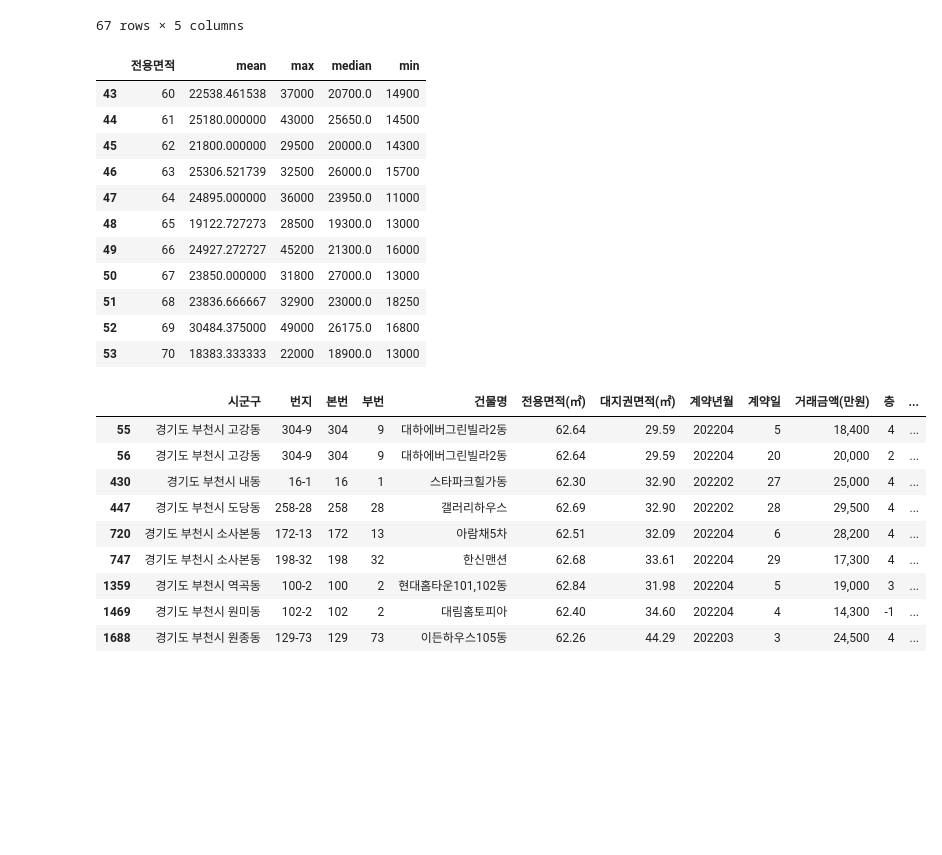
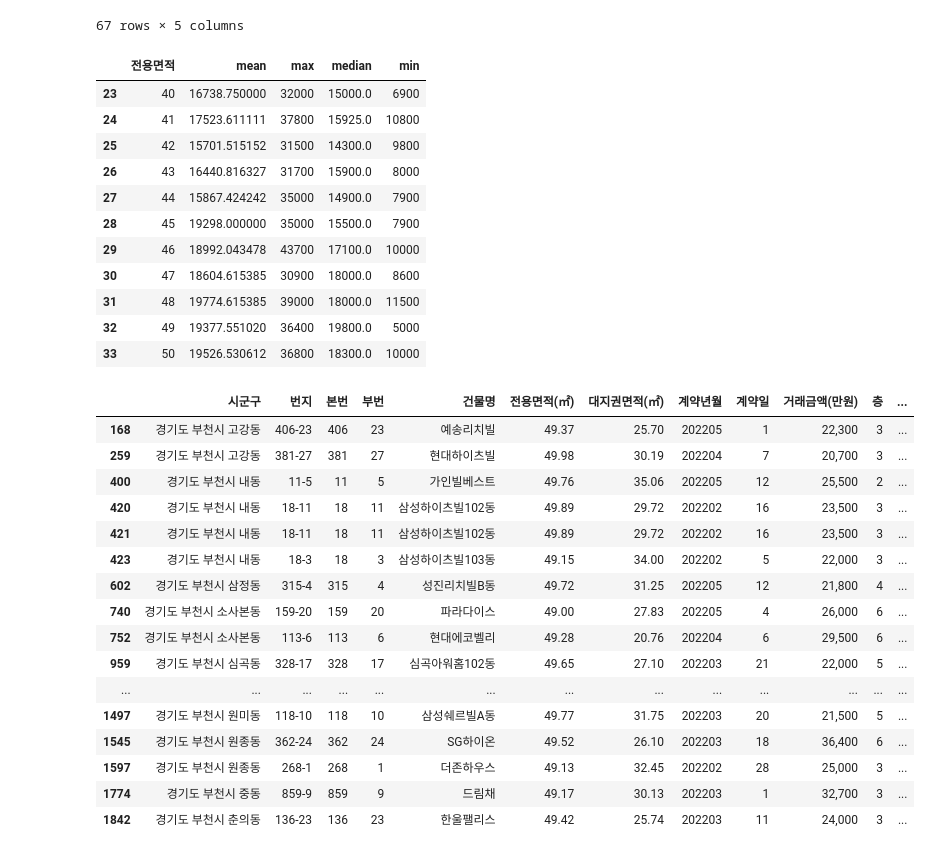
Before and after one commit to yojulab/learn_datasets, a Jupyter notebook: codes/주택실거래가.ipynb, the cells around one changed output. Saved outputs shown, nothing was run; the diff lists cells and outputs as text; code cells hidden in the pictures; blank space fills up the shorter version.

```diff
--- a/codes/주택실거래가.ipynb
+++ b/codes/주택실거래가.ipynb
@@ -72,30 +72,37 @@ df_concat
 | 66 | 88 | 19300.000000 | 21000 | 19300.0 | 17600 |
 67 rows × 5 columns
 # %%
-df_concat[(df_concat['전용면적'] >= 60) & (df_concat['전용면적'] <= 70)]
+df_concat[(df_concat['전용면적'] >= 40) & (df_concat['전용면적'] <= 50)]
 # %% [output]
 |  | 전용면적 | mean | max | median | min |
-| 43 | 60 | 22538.461538 | 37000 | 20700.0 | 14900 |
-| 44 | 61 | 25180.000000 | 43000 | 25650.0 | 14500 |
-| 45 | 62 | 21800.000000 | 29500 | 20000.0 | 14300 |
-| 46 | 63 | 25306.521739 | 32500 | 26000.0 | 15700 |
-| 47 | 64 | 24895.000000 | 36000 | 23950.0 | 11000 |
-| 48 | 65 | 19122.727273 | 28500 | 19300.0 | 13000 |
-| 49 | 66 | 24927.272727 | 45200 | 21300.0 | 16000 |
-| 50 | 67 | 23850.000000 | 31800 | 27000.0 | 13000 |
-| 51 | 68 | 23836.666667 | 32900 | 23000.0 | 18250 |
-| 52 | 69 | 30484.375000 | 49000 | 26175.0 | 16800 |
-| 53 | 70 | 18383.333333 | 22000 | 18900.0 | 13000 |
+| 23 | 40 | 16738.750000 | 32000 | 15000.0 | 6900 |
+| 24 | 41 | 17523.611111 | 37800 | 15925.0 | 10800 |
+| 25 | 42 | 15701.515152 | 31500 | 14300.0 | 9800 |
+| 26 | 43 | 16440.816327 | 31700 | 15900.0 | 8000 |
+| 27 | 44 | 15867.424242 | 35000 | 14900.0 | 7900 |
+| 28 | 45 | 19298.000000 | 35000 | 15500.0 | 7900 |
+| 29 | 46 | 18992.043478 | 43700 | 17100.0 | 10000 |
+| 30 | 47 | 18604.615385 | 30900 | 18000.0 | 8600 |
+| 31 | 48 | 19774.615385 | 39000 | 18000.0 | 11500 |
+| 32 | 49 | 19377.551020 | 36400 | 19800.0 | 5000 |
+| 33 | 50 | 19526.530612 | 36800 | 18300.0 | 10000 |
 # %%
-data_df[(data_df['전용면적'] == 62)]
+data_df[(data_df['전용면적'] == 49) & (data_df['건축년도'] >= 2013)]
 # %% [output]
 |  | 시군구 | 번지 | 본번 | 부번 | 건물명 | 전용면적(㎡) | 대지권면적(㎡) | 계약년월 | 계약일 | 거래금액(만원) | 층 | ... |
-| 55 | 경기도 부천시 고강동 | 304-9 | 304 | 9 | 대하에버그린빌라2동 | 62.64 | 29.59 | 202204 | 5 | 18,400 | 4 | ... |
-| 56 | 경기도 부천시 고강동 | 304-9 | 304 | 9 | 대하에버그린빌라2동 | 62.64 | 29.59 | 202204 | 20 | 20,000 | 2 | ... |
-| 430 | 경기도 부천시 내동 | 16-1 | 16 | 1 | 스타파크힐가동 | 62.30 | 32.90 | 202202 | 27 | 25,000 | 4 | ... |
-| 447 | 경기도 부천시 도당동 | 258-28 | 258 | 28 | 갤러리하우스 | 62.69 | 32.90 | 202202 | 28 | 29,500 | 4 | ... |
-| 720 | 경기도 부천시 소사본동 | 172-13 | 172 | 13 | 아람채5차 | 62.51 | 32.09 | 202204 | 6 | 28,200 | 4 | ... |
-| 747 | 경기도 부천시 소사본동 | 198-32 | 198 | 32 | 한신맨션 | 62.68 | 33.61 | 202204 | 29 | 17,300 | 4 | ... |
-| 1359 | 경기도 부천시 역곡동 | 100-2 | 100 | 2 | 현대홈타운101,102동 | 62.84 | 31.98 | 202204 | 5 | 19,000 | 3 | ... |
-| 1469 | 경기도 부천시 원미동 | 102-2 | 102 | 2 | 대림홈토피아 | 62.40 | 34.60 | 202204 | 4 | 14,300 | -1 | ... |
-| 1688 | 경기도 부천시 원종동 | 129-73 | 129 | 73 | 이든하우스105동 | 62.26 | 44.29 | 202203 | 3 | 24,500 | 4 | ... |
+| 168 | 경기도 부천시 고강동 | 406-23 | 406 | 23 | 예송리치빌 | 49.37 | 25.70 | 202205 | 1 | 22,300 | 3 | ... |
+| 259 | 경기도 부천시 고강동 | 381-27 | 381 | 27 | 현대하이츠빌 | 49.98 | 30.19 | 202204 | 7 | 20,700 | 3 | ... |
+| 400 | 경기도 부천시 내동 | 11-5 | 11 | 5 | 가인빌베스트 | 49.76 | 35.06 | 202205 | 12 | 25,500 | 2 | ... |
+| 420 | 경기도 부천시 내동 | 18-11 | 18 | 11 | 삼성하이츠빌102동 | 49.89 | 29.72 | 202202 | 16 | 23,500 | 3 | ... |
+| 421 | 경기도 부천시 내동 | 18-11 | 18 | 11 | 삼성하이츠빌102동 | 49.89 | 29.72 | 202202 | 16 | 23,500 | 3 | ... |
+| 423 | 경기도 부천시 내동 | 18-3 | 18 | 3 | 삼성하이츠빌103동 | 49.15 | 34.00 | 202202 | 5 | 22,000 | 3 | ... |
+| 602 | 경기도 부천시 삼정동 | 315-4 | 315 | 4 | 성진리치빌B동 | 49.72 | 31.25 | 202205 | 12 | 21,800 | 4 | ... |
+| 740 | 경기도 부천시 소사본동 | 159-20 | 159 | 20 | 파라다이스 | 49.00 | 27.83 | 202205 | 4 | 26,000 | 6 | ... |
+| 752 | 경기도 부천시 소사본동 | 113-6 | 113 | 6 | 현대에코벨리 | 49.28 | 20.76 | 202204 | 6 | 29,500 | 6 | ... |
+| 959 | 경기도 부천시 심곡동 | 328-17 | 328 | 17 | 심곡아워홈102동 | 49.65 | 27.10 | 202203 | 21 | 22,000 | 5 | ... |
+| ... | ... | ... | ... | ... | ... | ... | ... | ... | ... | ... | ... | ... |
+| 1497 | 경기도 부천시 원미동 | 118-10 | 118 | 10 | 삼성쉐르빌A동 | 49.77 | 31.75 | 202203 | 20 | 21,500 | 5 | ... |
+| 1545 | 경기도 부천시 원종동 | 362-24 | 362 | 24 | SG하이온 | 49.52 | 26.10 | 202203 | 18 | 36,400 | 6 | ... |
+| 1597 | 경기도 부천시 원종동 | 268-1 | 268 | 1 | 더존하우스 | 49.13 | 32.45 | 202202 | 28 | 25,000 | 3 | ... |
+| 1774 | 경기도 부천시 중동 | 859-9 | 859 | 9 | 드림채 | 49.17 | 30.13 | 202203 | 1 | 32,700 | 3 | ... |
+| 1842 | 경기도 부천시 춘의동 | 136-23 | 136 | 23 | 한울팰리스 | 49.42 | 25.74 | 202203 | 11 | 24,000 | 3 | ... |
```
